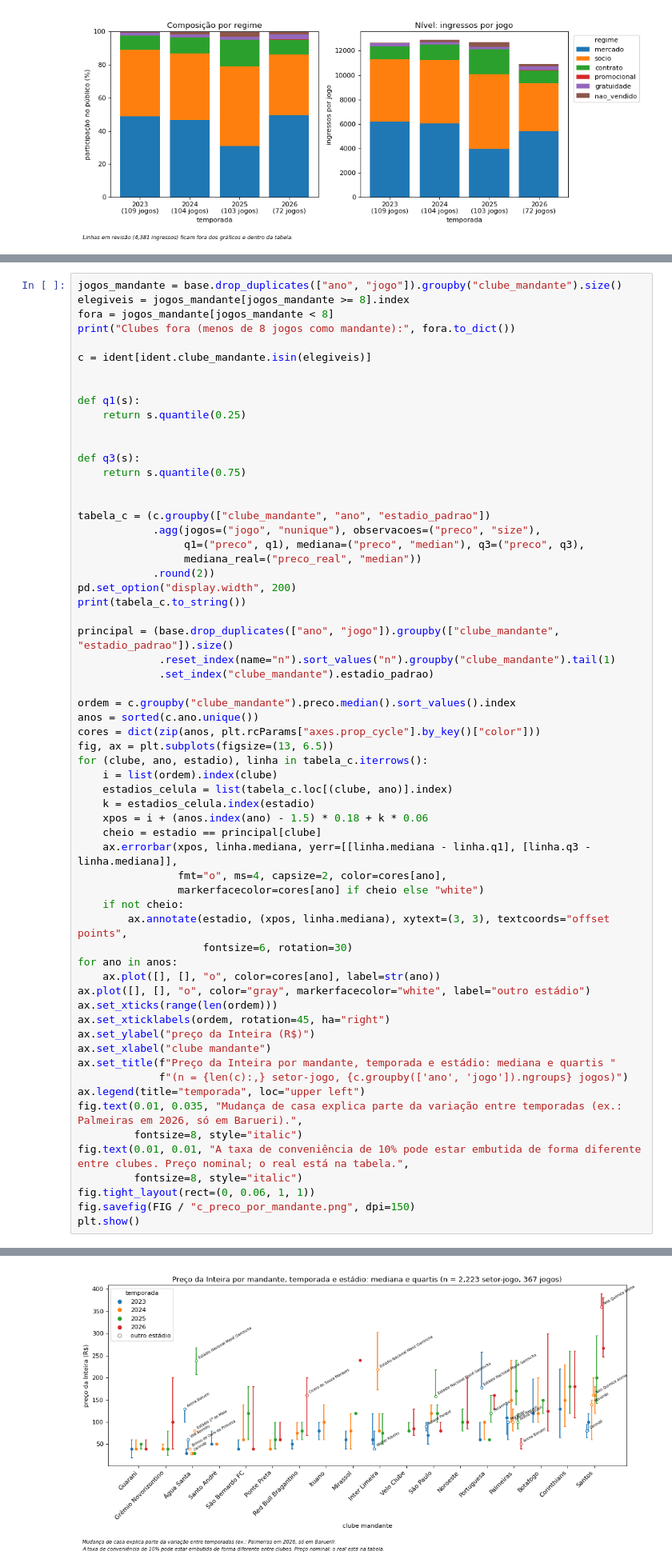
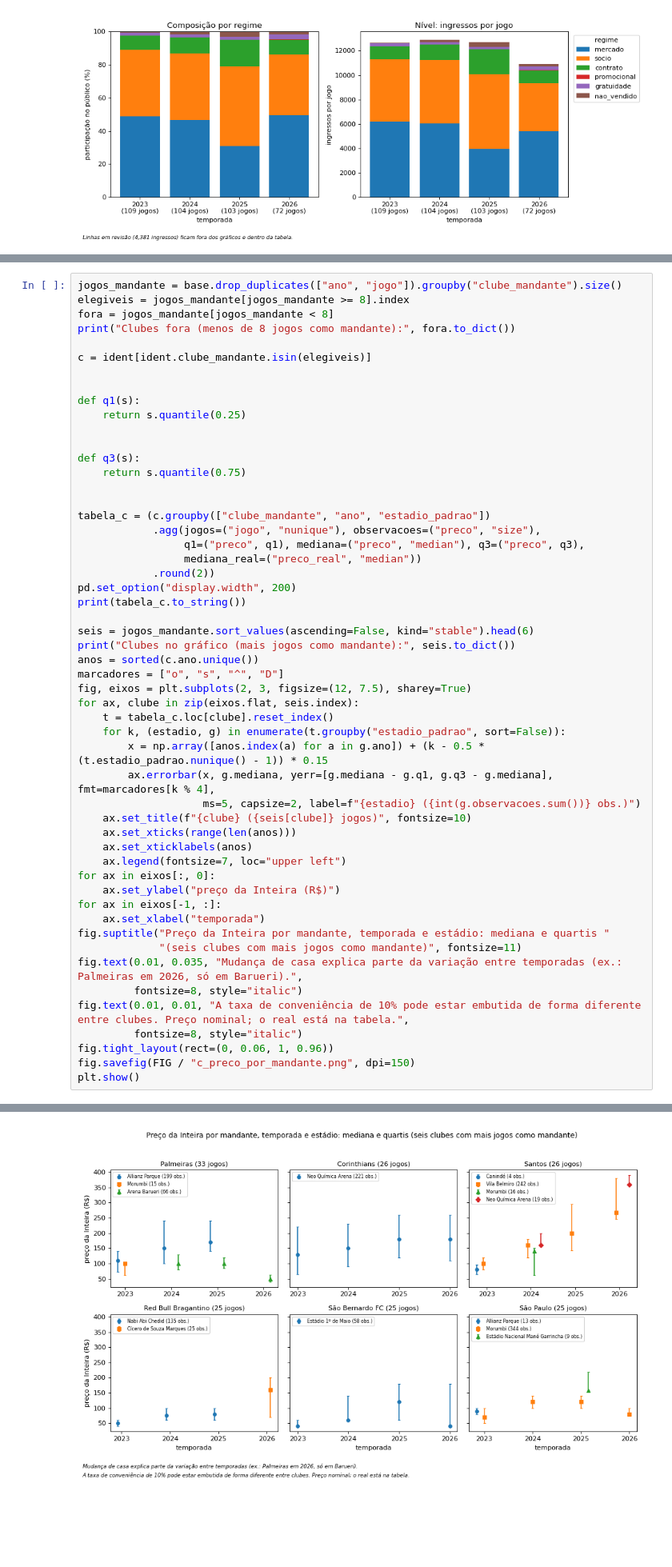
Before and after one commit to JoaoBarberino/bilheteria-paulistao, a Jupyter notebook: notebooks/04_descritiva.ipynb, the cells around one changed output, grey strips where cells are left out. Shown at 80% size. Drawn from its saved outputs; the diff is of its cells as text; blank space fills up the shorter version.

Commit message:
Refaz o gráfico de preço por mandante e troca o resíduo pelo gráfico residualizado de E2
Co-Authored-By: Claude Opus 5.5 (1M context) <noreply@anthropic.com>

```diff
--- a/notebooks/04_descritiva.ipynb
+++ b/notebooks/04_descritiva.ipynb
@@ -221,41 +221,32 @@ tabela_c = (c.groupby(["clube_mandante", "ano", "estadio_padrao"])
 pd.set_option("display.width", 200)
 print(tabela_c.to_string())
 
-principal = (base.drop_duplicates(["ano", "jogo"]).groupby(["clube_mandante", "estadio_padrao"]).size()
-             .reset_index(name="n").sort_values("n").groupby("clube_mandante").tail(1)
-             .set_index("clube_mandante").estadio_padrao)
-
-ordem = c.groupby("clube_mandante").preco.median().sort_values().index
+seis = jogos_mandante.sort_values(ascending=False, kind="stable").head(6)
+print("Clubes no gráfico (mais jogos como mandante):", seis.to_dict())
 anos = sorted(c.ano.unique())
-cores = dict(zip(anos, plt.rcParams["axes.prop_cycle"].by_key()["color"]))
-fig, ax = plt.subplots(figsize=(13, 6.5))
-for (clube, ano, estadio), linha in tabela_c.iterrows():
-    i = list(ordem).index(clube)
-    estadios_celula = list(tabela_c.loc[(clube, ano)].index)
-    k = estadios_celula.index(estadio)
-    xpos = i + (anos.index(ano) - 1.5) * 0.18 + k * 0.06
-    cheio = estadio == principal[clube]
-    ax.errorbar(xpos, linha.mediana, yerr=[[linha.mediana - linha.q1], [linha.q3 - linha.mediana]],
-                fmt="o", ms=4, capsize=2, color=cores[ano],
-                markerfacecolor=cores[ano] if cheio else "white")
-    if not cheio:
-        ax.annotate(estadio, (xpos, linha.mediana), xytext=(3, 3), textcoords="offset points",
-                    fontsize=6, rotation=30)
-for ano in anos:
-    ax.plot([], [], "o", color=cores[ano], label=str(ano))
-ax.plot([], [], "o", color="gray", markerfacecolor="white", label="outro estádio")
-ax.set_xticks(range(len(ordem)))
-ax.set_xticklabels(ordem, rotation=45, ha="right")
-ax.set_ylabel("preço da Inteira (R$)")
-ax.set_xlabel("clube mandante")
-ax.set_title(f"Preço da Inteira por mandante, temporada e estádio: mediana e quartis "
-             f"(n = {len(c):,} setor-jogo, {c.groupby(['ano', 'jogo']).ngroups} jogos)")
-ax.legend(title="temporada", loc="upper left")
+marcadores = ["o", "s", "^", "D"]
+fig, eixos = plt.subplots(2, 3, figsize=(12, 7.5), sharey=True)
+for ax, clube in zip(eixos.flat, seis.index):
+    t = tabela_c.loc[clube].reset_index()
+    for k, (estadio, g) in enumerate(t.groupby("estadio_padrao", sort=False)):
+        x = np.array([anos.index(a) for a in g.ano]) + (k - 0.5 * (t.estadio_padrao.nunique() - 1)) * 0.15
+        ax.errorbar(x, g.mediana, yerr=[g.mediana - g.q1, g.q3 - g.mediana], fmt=marcadores[k % 4],
+                    ms=5, capsize=2, label=f"{estadio} ({int(g.observacoes.sum())} obs.)")
+    ax.set_title(f"{clube} ({seis[clube]} jogos)", fontsize=10)
+    ax.set_xticks(range(len(anos)))
+    ax.set_xticklabels(anos)
+    ax.legend(fontsize=7, loc="upper left")
+for ax in eixos[:, 0]:
+    ax.set_ylabel("preço da Inteira (R$)")
+for ax in eixos[-1, :]:
+    ax.set_xlabel("temporada")
+fig.suptitle("Preço da Inteira por mandante, temporada e estádio: mediana e quartis "
+             "(seis clubes com mais jogos como mandante)", fontsize=11)
 fig.text(0.01, 0.035, "Mudança de casa explica parte da variação entre temporadas (ex.: Palmeiras em 2026, só em Barueri).",
          fontsize=8, style="italic")
 fig.text(0.01, 0.01, "A taxa de conveniência de 10% pode estar embutida de forma diferente entre clubes. Preço nominal; o real está na tabela.",
          fontsize=8, style="italic")
-fig.tight_layout(rect=(0, 0.06, 1, 1))
+fig.tight_layout(rect=(0, 0.06, 1, 0.96))
 fig.savefig(FIG / "c_preco_por_mandante.png", dpi=150)
 plt.show()
 # %% [output]
@@ -279,4 +270,4 @@ Grêmio Novorizontino 2024 Dr. Jorge Ismael de Biasi            6           24
-[figure, old version]
+[figure, new version]
 # %% [markdown]
 **Estádio.** Mudança de casa explica parte da variação de preço entre
 temporadas de um mesmo clube, não toda. A tabela acima, por mandante,
```
Also changed, not shown: parts of 2 cells of this notebook, 2 other files.
